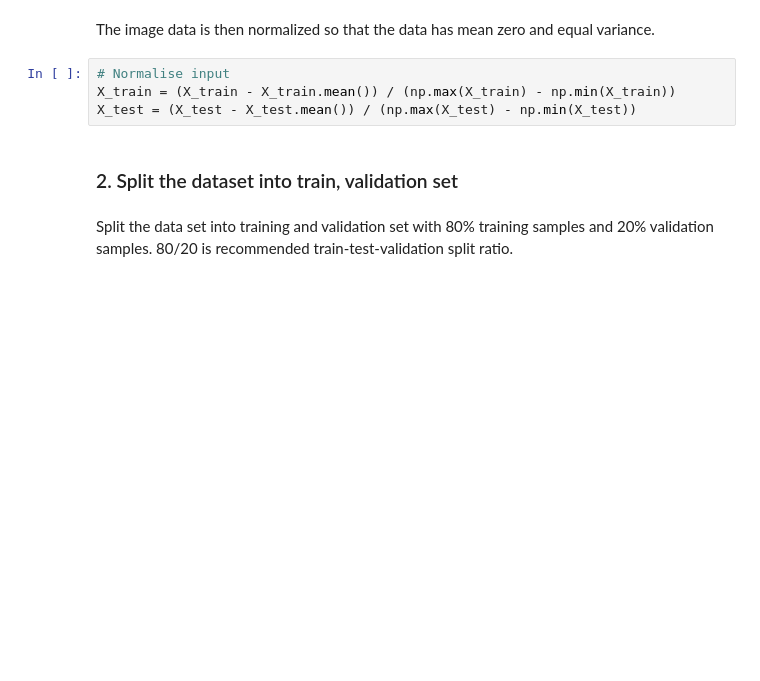
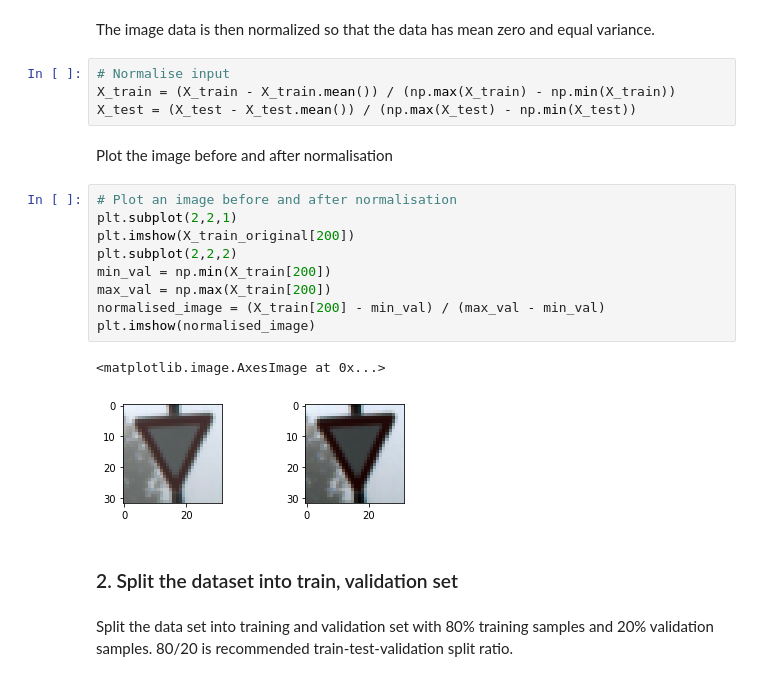
Before and after one commit to cxduc92/Automated-Driving-Nano-Degree, a Jupyter notebook: CarND-Traffic-Sign-Classifier-Project-master/Traffic_Sign_Classifier.ipynb, the cells around one changed output. Cells and saved outputs as stored; diff of their text form; blank space fills up the shorter version.

```diff
--- a/CarND-Traffic-Sign-Classifier-Project-master/Traffic_Sign_Classifier.ipynb
+++ b/CarND-Traffic-Sign-Classifier-Project-master/Traffic_Sign_Classifier.ipynb
@@ -166,6 +168,20 @@ The image data is then normalized so that the data has mean zero and equal varia
 # Normalise input
 X_train = (X_train - X_train.mean()) / (np.max(X_train) - np.min(X_train))
 X_test = (X_test - X_test.mean()) / (np.max(X_test) - np.min(X_test))
+# %% [markdown]
+Plot the image before and after normalisation
+# %%
+# Plot an image before and after normalisation
+plt.subplot(2,2,1)
+plt.imshow(X_train_original[200])
+plt.subplot(2,2,2)
+min_val = np.min(X_train[200])
+max_val = np.max(X_train[200])
+normalised_image = (X_train[200] - min_val) / (max_val - min_val)
+plt.imshow(normalised_image)
+# %% [output]
+<matplotlib.image.AxesImage at 0x...>
+[figure, added]
 # %% [markdown]
 ### 2. Split the dataset into train, validation set
 # %% [markdown]
```
Also changed, not shown: parts of 17 cells of this notebook, 13 other files.
